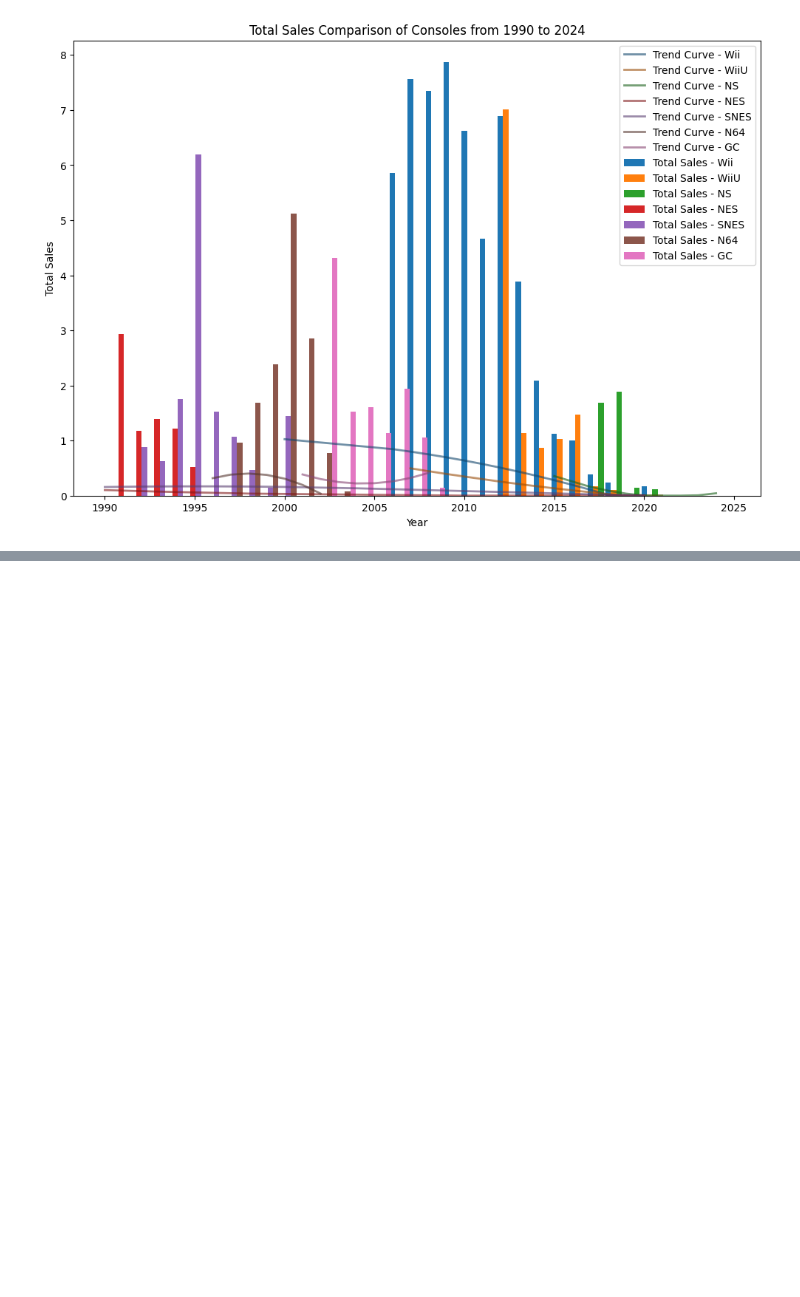
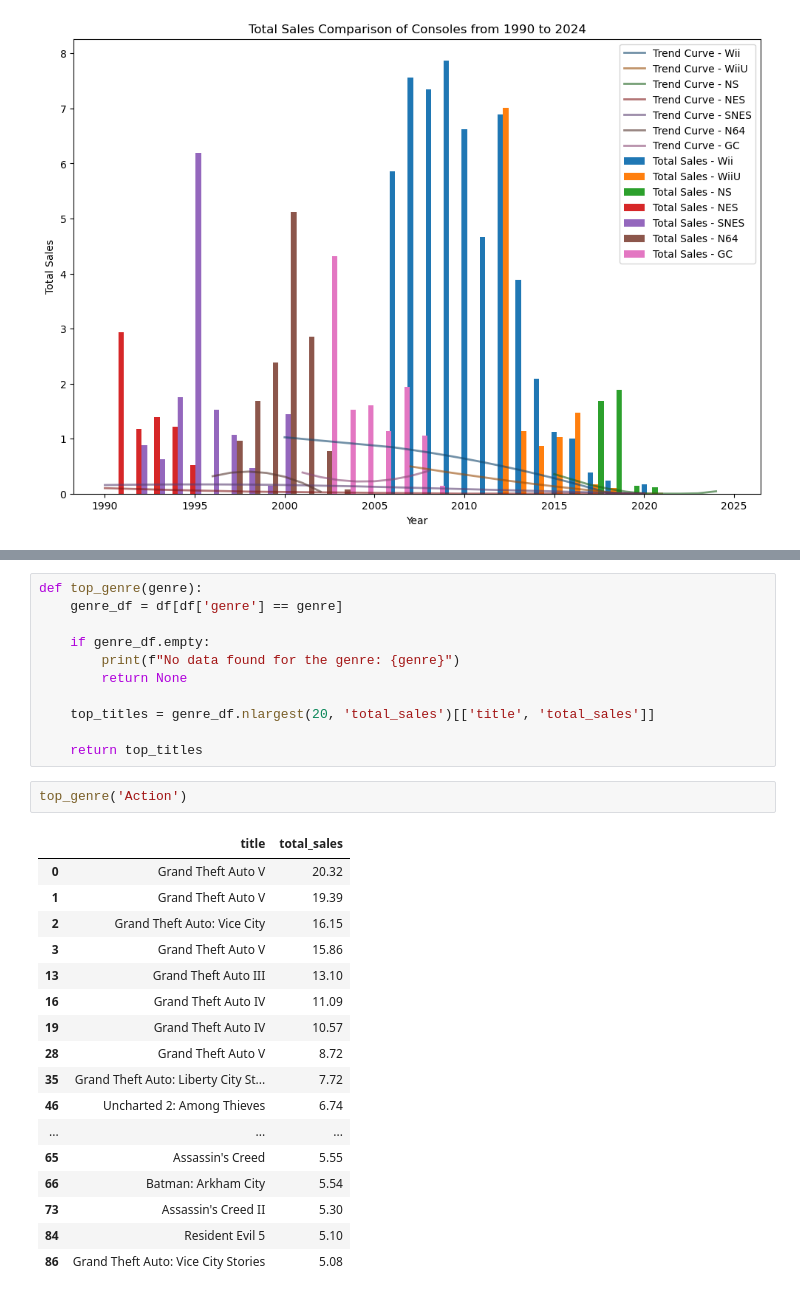
Before and after one commit to dmorton714/v_game, a Jupyter notebook: final.ipynb, the cells around one changed output, grey strips where cells are left out. Saved outputs shown, nothing was run; the diff lists cells and outputs as text; blank space fills up the shorter version.

```diff
--- a/final.ipynb
+++ b/final.ipynb
@@ -330,0 +469,31 @@ graph((1990, 2024),  'Wii', 'WiiU', 'NS', 'NES', 'SNES', 'N64', 'GC')
+# %%
+def top_genre(genre):
+    genre_df = df[df['genre'] == genre]
+
+    if genre_df.empty:
+        print(f"No data found for the genre: {genre}")
+        return None
+
+    top_titles = genre_df.nlargest(20, 'total_sales')[['title', 'total_sales']]
+
+    return top_titles
+# %%
+top_genre('Action')
+# %% [output]
+|  | title | total_sales |
+| 0 | Grand Theft Auto V | 20.32 |
+| 1 | Grand Theft Auto V | 19.39 |
+| 2 | Grand Theft Auto: Vice City | 16.15 |
+| 3 | Grand Theft Auto V | 15.86 |
+| 13 | Grand Theft Auto III | 13.10 |
+| 16 | Grand Theft Auto IV | 11.09 |
+| 19 | Grand Theft Auto IV | 10.57 |
+| 28 | Grand Theft Auto V | 8.72 |
+| 35 | Grand Theft Auto: Liberty City St... | 7.72 |
+| 46 | Uncharted 2: Among Thieves | 6.74 |
+| ... | ... | ... |
+| 65 | Assassin's Creed | 5.55 |
+| 66 | Batman: Arkham City | 5.54 |
+| 73 | Assassin's Creed II | 5.30 |
+| 84 | Resident Evil 5 | 5.10 |
+| 86 | Grand Theft Auto: Vice City Stories | 5.08 |
```
Also changed, not shown: parts of 8 cells of this notebook.
